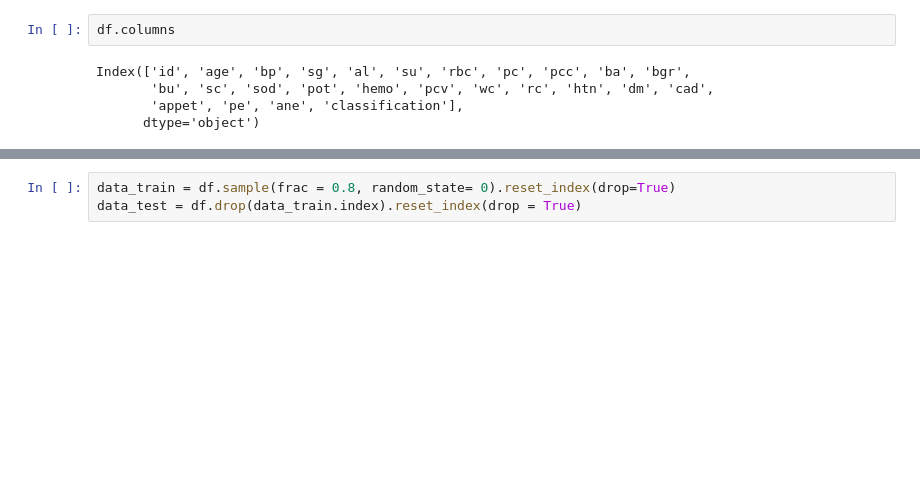
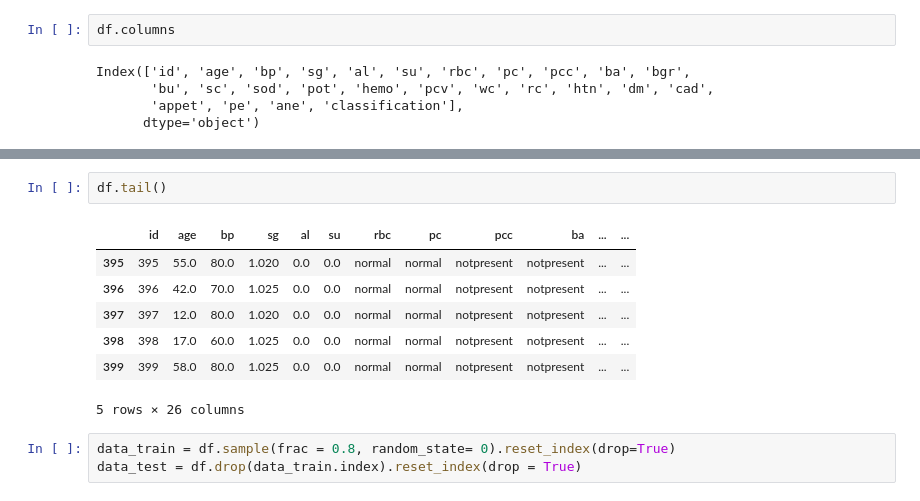
Before and after one commit to sravannaidu/GenAI, a Jupyter notebook: Pycaret_Assignment.ipynb, the cells around one changed output, grey strips where cells are left out. Cells and saved outputs as stored; diff of their text form; blank space fills up the shorter version.

```diff
--- a/Pycaret_Assignment.ipynb
+++ b/Pycaret_Assignment.ipynb
@@ -91,3 +110,13 @@ Index(['id', 'age', 'bp', 'sg', 'al', 'su', 'rbc', 'pc', 'pcc', 'ba', 'bgr',
+# %%
+df.tail()
+# %% [output]
+|  | id | age | bp | sg | al | su | rbc | pc | pcc | ba | ... | ... |
+| 395 | 395 | 55.0 | 80.0 | 1.020 | 0.0 | 0.0 | normal | normal | notpresent | notpresent | ... | ... |
+| 396 | 396 | 42.0 | 70.0 | 1.025 | 0.0 | 0.0 | normal | normal | notpresent | notpresent | ... | ... |
+| 397 | 397 | 12.0 | 80.0 | 1.020 | 0.0 | 0.0 | normal | normal | notpresent | notpresent | ... | ... |
+| 398 | 398 | 17.0 | 60.0 | 1.025 | 0.0 | 0.0 | normal | normal | notpresent | notpresent | ... | ... |
+| 399 | 399 | 58.0 | 80.0 | 1.025 | 0.0 | 0.0 | normal | normal | notpresent | notpresent | ... | ... |
+5 rows × 26 columns
 # %%
 data_train = df.sample(frac = 0.8, random_state= 0).reset_index(drop=True)
 data_test = df.drop(data_train.index).reset_index(drop = True)
```
Also changed, not shown: parts of 14 cells of this notebook.
